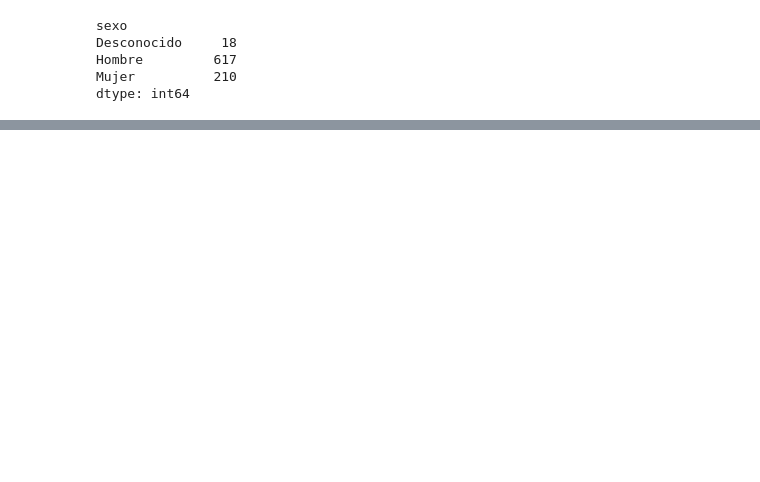
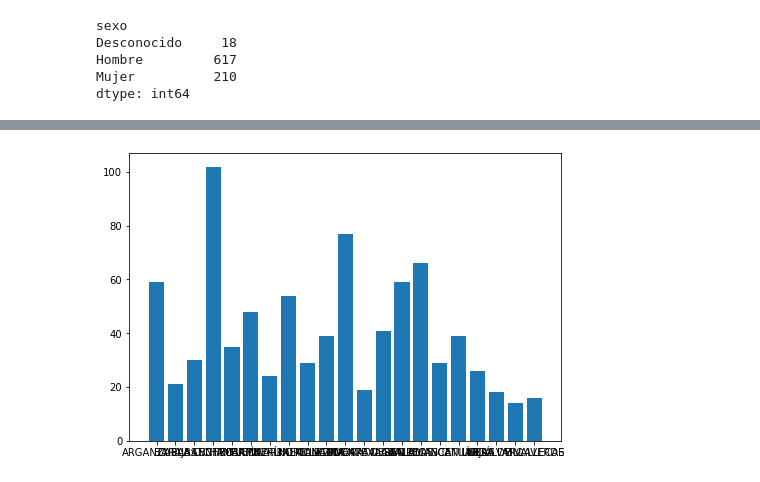
Before and after one commit to aepzia/06MIOT_A1, a Jupyter notebook: Actividad2 - Graficas.ipynb, the cells around one changed output, grey strips where cells are left out. Cells and saved outputs as stored; diff of their text form; code cells hidden in the pictures; blank space fills up the shorter version.

```diff
--- a/Actividad2 - Graficas.ipynb
+++ b/Actividad2 - Graficas.ipynb
@@ -203,0 +323,9 @@ show(p)
+# %%
+fig = plt.figure()
+ax = fig.add_axes([0,0,1,1])
+distrito = accidentes_por_distrito.index
+accidentes = accidentes_por_distrito.values
+ax.bar(distrito,accidentes)
+plt.show()
+# %% [output]
+[figure, added]
```
Also changed, not shown: parts of 12 cells of this notebook.
